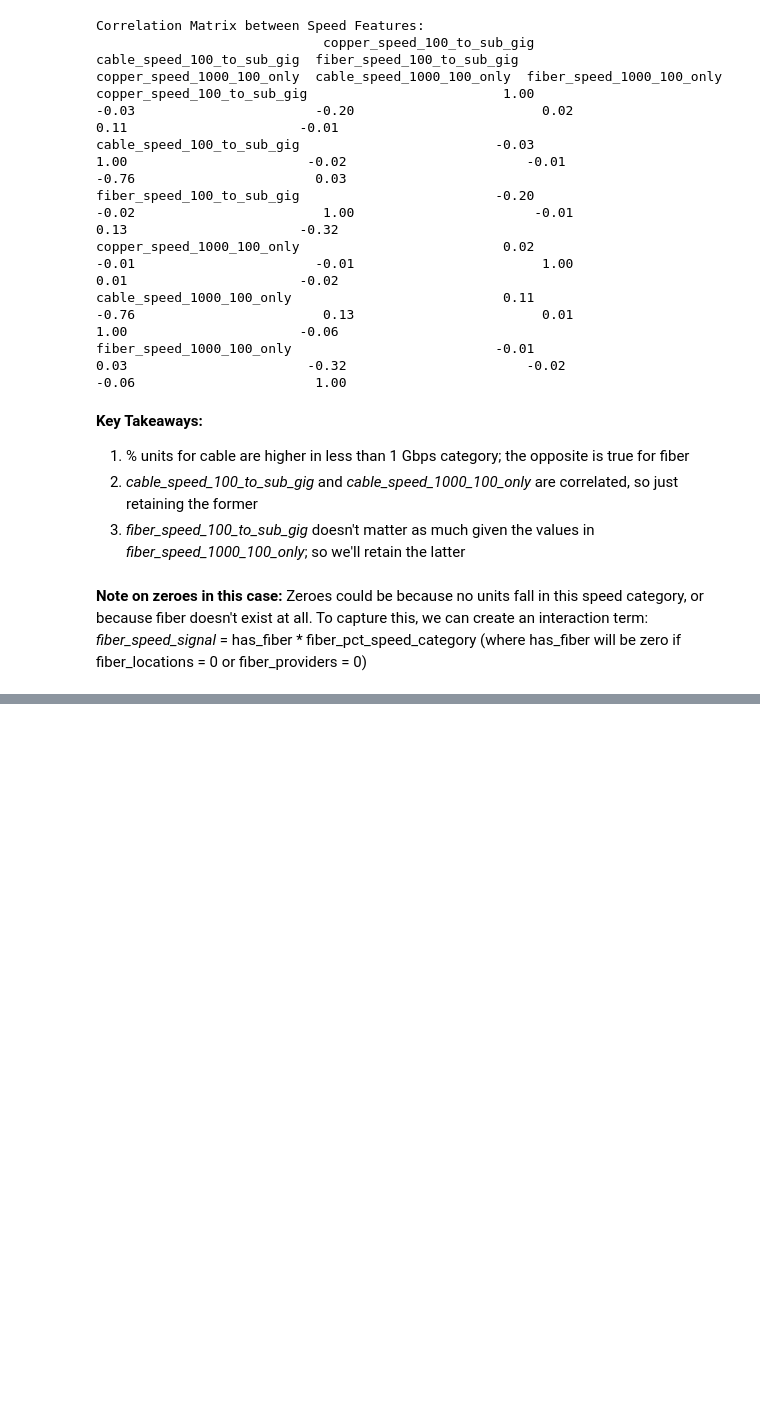
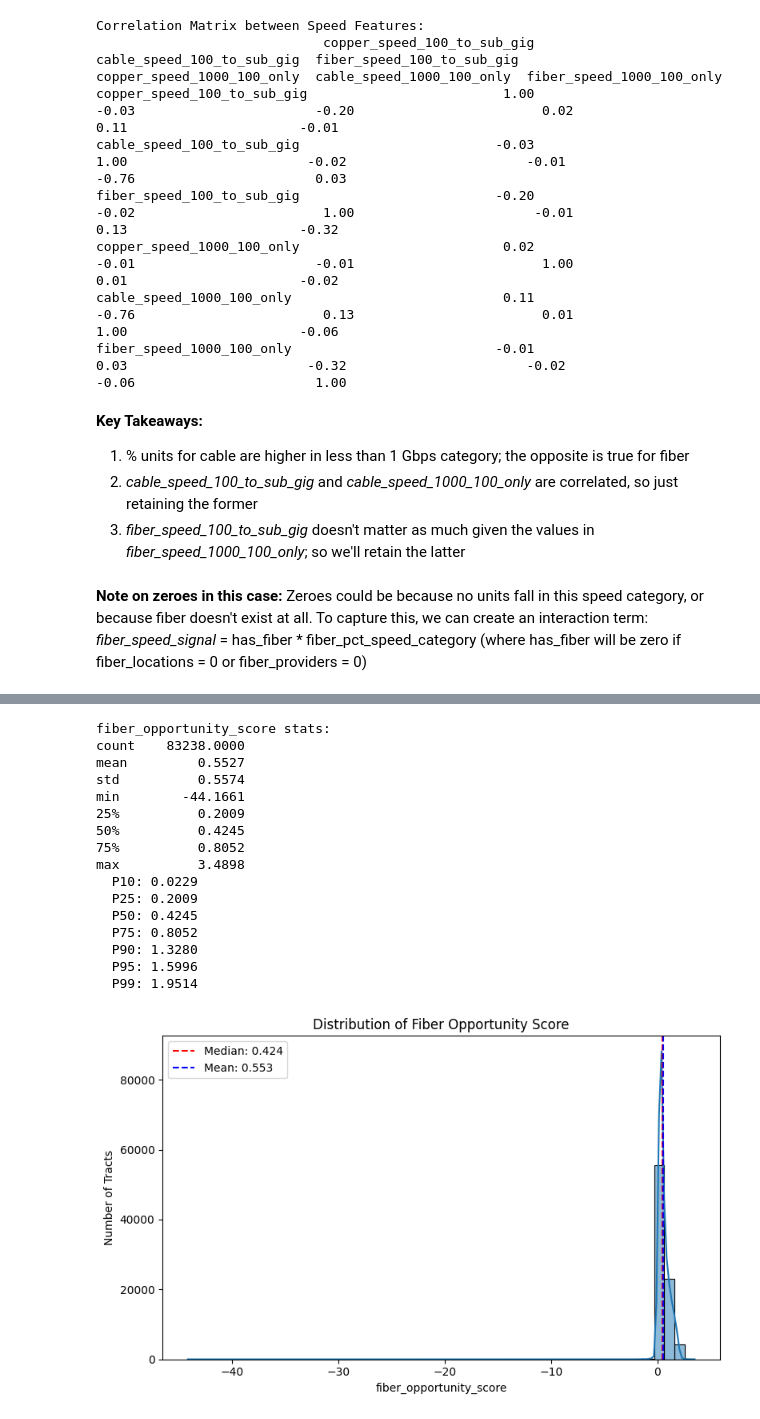
Before and after one commit to eprashar-clgx/network-idx, a Jupyter notebook: notebooks/04_eda_fcc_feature_engg.ipynb, the cells around one changed output, grey strips where cells are left out. Cells and saved outputs as stored; diff of their text form; code cells hidden in the pictures; blank space fills up the shorter version.

```diff
--- a/notebooks/04_eda_fcc_feature_engg.ipynb
+++ b/notebooks/04_eda_fcc_feature_engg.ipynb
@@ -808,0 +896,42 @@ Zeroes could be because no units fall in this speed category, or because fiber d
+# %%
+# fiber_opportunity_score = fiber_opportunity_gap * cable_penetration * (1 + cable_future_gap)
+# fiber_opportunity_gap and cable_penetration were already computed earlier
+tract_df_modified['fiber_opportunity_score'] = (
+    tract_df_modified['fiber_opportunity_gap'] *
+    tract_df_modified['cable_penetration'] *
+    (1 + tract_df_modified['cable_future_gap'])
+)
+
+print("fiber_opportunity_score stats:")
+print(tract_df_modified['fiber_opportunity_score'].describe().round(4).to_string())
+for p in [0.10, 0.25, 0.50, 0.75, 0.90, 0.95, 0.99]:
+    print(f"  P{int(p*100):02d}: {tract_df_modified['fiber_opportunity_score'].quantile(p):.4f}")
+
+plt.figure(figsize=(8, 5))
+sns.histplot(tract_df_modified['fiber_opportunity_score'], bins=50, kde=True)
+plt.title('Distribution of Fiber Opportunity Score')
+plt.xlabel('fiber_opportunity_score')
+plt.ylabel('Number of Tracts')
+plt.axvline(tract_df_modified['fiber_opportunity_score'].median(), color='red', linestyle='--', label=f'Median: {tract_df_modified["fiber_opportunity_score"].median():.3f}')
+plt.axvline(tract_df_modified['fiber_opportunity_score'].mean(), color='blue', linestyle='--', label=f'Mean: {tract_df_modified["fiber_opportunity_score"].mean():.3f}')
+plt.legend()
+plt.tight_layout()
+plt.show()
+# %% [output]
+fiber_opportunity_score stats:
+count    83238.0000
+mean         0.5527
+std          0.5574
+min        -44.1661
+25%          0.2009
+50%          0.4245
+75%          0.8052
+max          3.4898
+  P10: 0.0229
+  P25: 0.2009
+  P50: 0.4245
+  P75: 0.8052
+  P90: 1.3280
+  P95: 1.5996
+  P99: 1.9514
+[figure, added]
```
Also changed, not shown: parts of 12 cells of this notebook.
